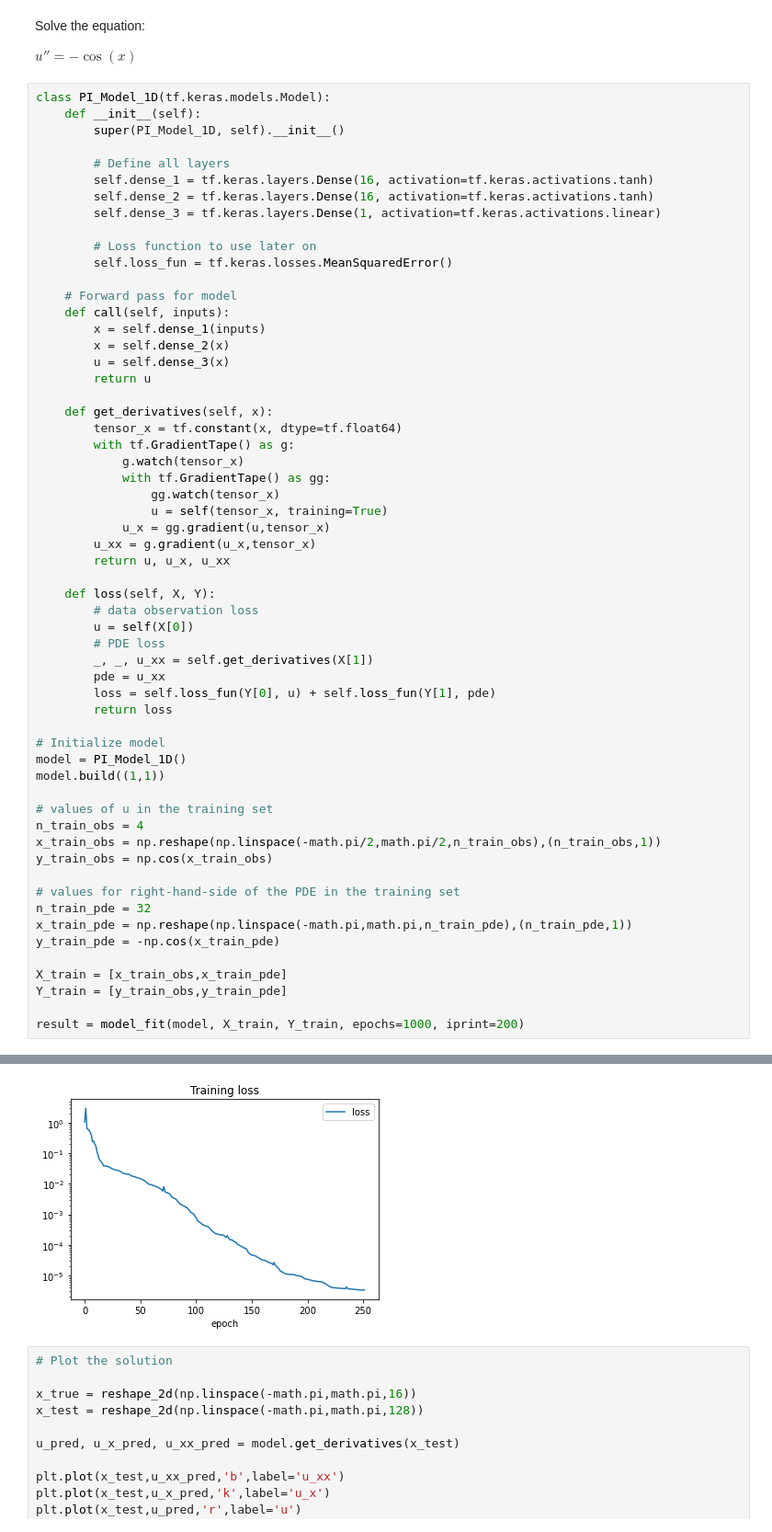
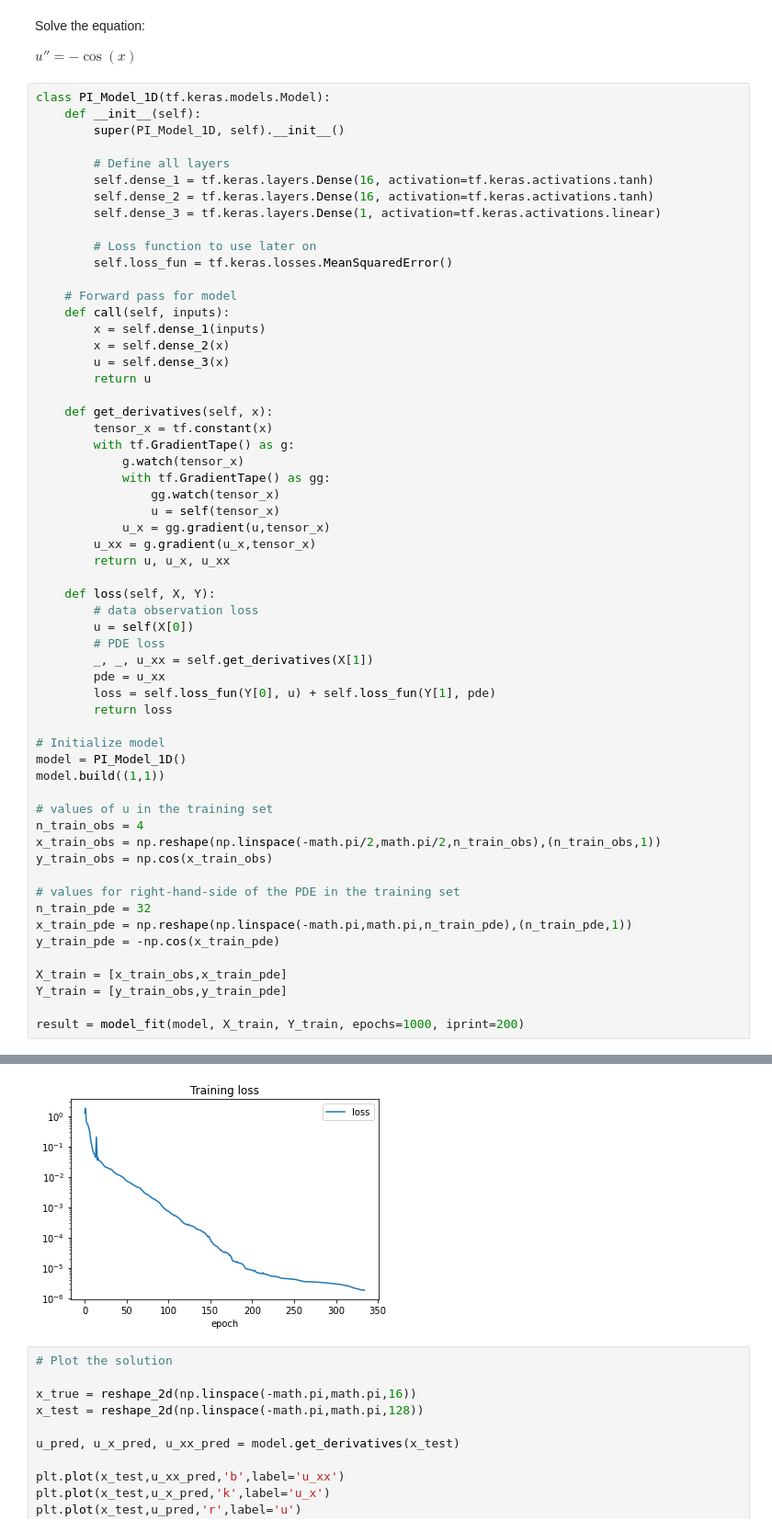
Before and after one commit to EricDarve/me343-cme216-winter-2021, a Jupyter notebook: Code/PIML_advanced.ipynb, the cells around one changed output, grey strips where cells are left out. Shown at 92% size. Saved outputs shown, nothing was run; the diff lists cells and outputs as text.

```diff
--- a/Code/PIML_advanced.ipynb
+++ b/Code/PIML_advanced.ipynb
@@ -216,12 +216,12 @@ class PI_Model_1D(tf.keras.models.Model):
         return u
 
     def get_derivatives(self, x):
-        tensor_x = tf.constant(x, dtype=tf.float64)
+        tensor_x = tf.constant(x)
         with tf.GradientTape() as g:
             g.watch(tensor_x)
             with tf.GradientTape() as gg:
                 gg.watch(tensor_x)
-                u = self(tensor_x, training=True)
+                u = self(tensor_x)
             u_x = gg.gradient(u,tensor_x)
         u_xx = g.gradient(u_x,tensor_x)
         return u, u_x, u_xx
@@ -263,6 +263,6 @@ number iterations: 238
 success flag: True
 convergence message: b'CONVERGENCE: REL_REDUCTION_OF_F_<=_FACTR*EPSMCH'
-[figure, old version]
+[figure, new version]
 # %%
 # Plot the solution
 
```
Also changed, not shown: parts of 9 cells of this notebook, 2 other files.
